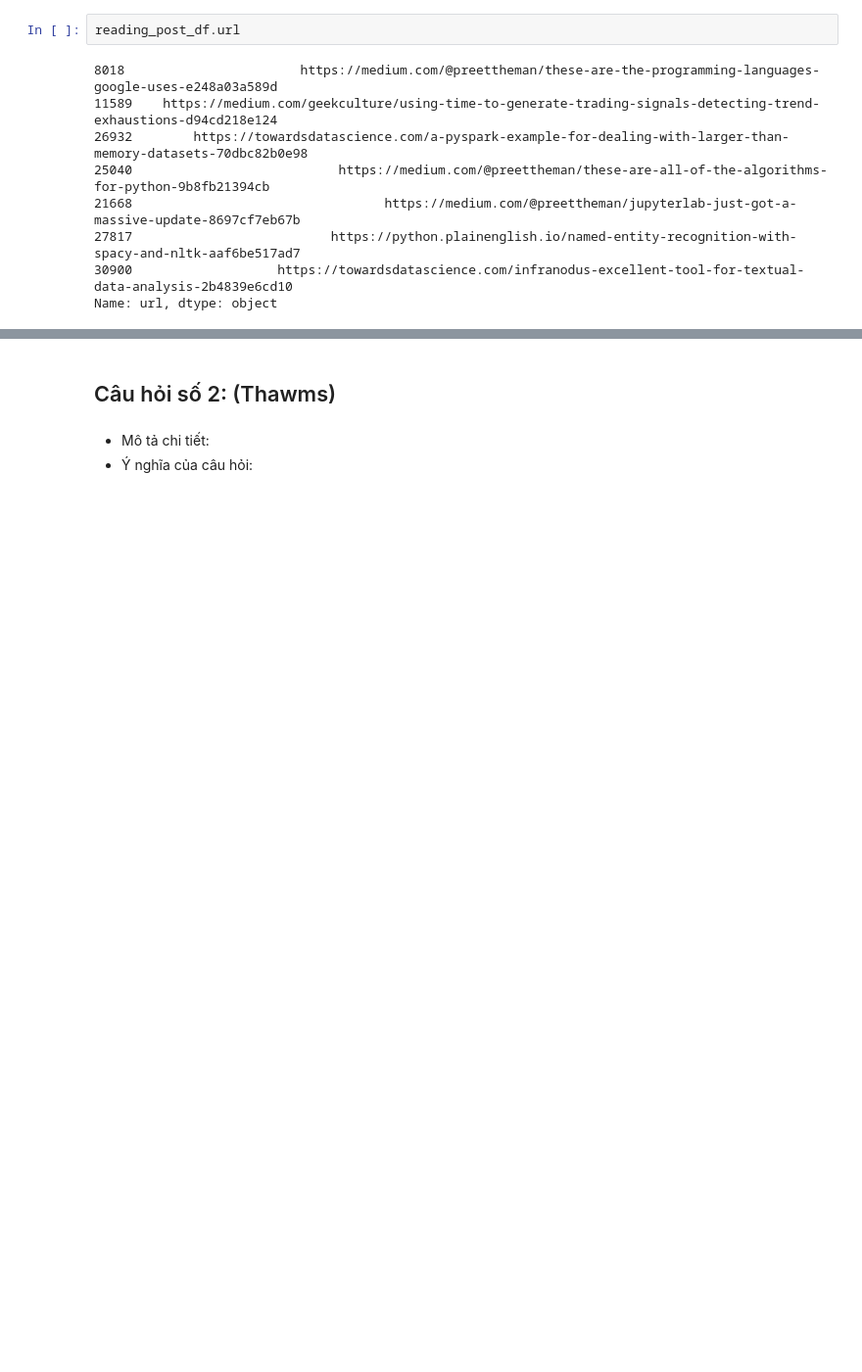
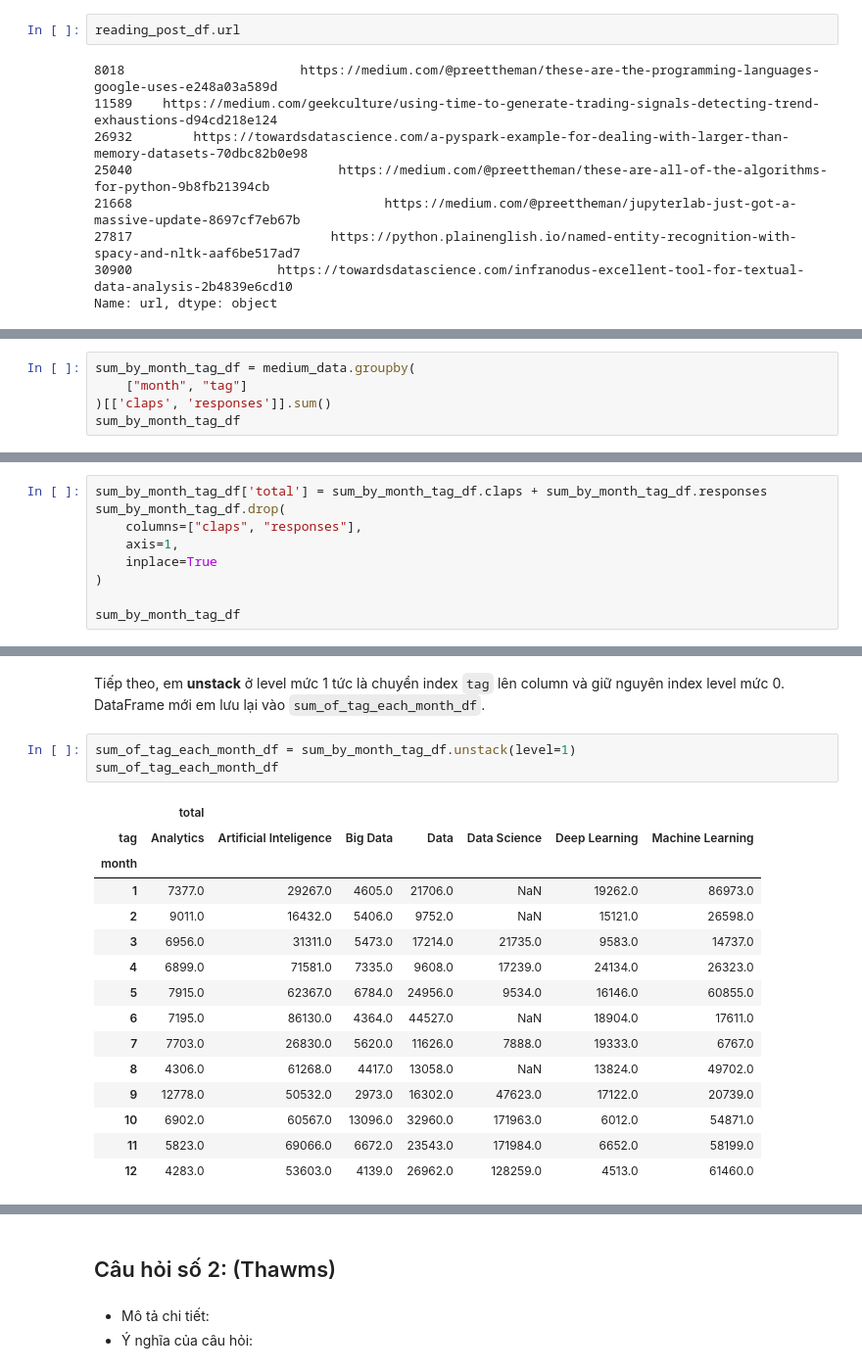
Before and after one commit to kenneth-nguyenn/P4DS_FinalProject, a Jupyter notebook: Source/Final Project.ipynb, the cells around one changed output, grey strips where cells are left out. Shown: that part at 98% size. Drawn from its saved outputs; the diff is of its cells as text; blank space fills up the shorter version.

```diff
--- a/Source/Final Project.ipynb
+++ b/Source/Final Project.ipynb
@@ -528,0 +505,5 @@ new_df
+# %%
+sum_by_month_tag_df = medium_data.groupby(
+    ["month", "tag"]
+)[['claps', 'responses']].sum()
+sum_by_month_tag_df
@@ -528,0 +527,9 @@ new_df
+# %%
+sum_by_month_tag_df['total'] = sum_by_month_tag_df.claps + sum_by_month_tag_df.responses
+sum_by_month_tag_df.drop(
+    columns=["claps", "responses"],
+    axis=1,
+    inplace=True
+)
+
+sum_by_month_tag_df
@@ -528,0 +551,21 @@ new_df
+# %% [markdown]
+Tiếp theo, em **unstack** ở level mức 1 tức là chuyển index `tag` lên column và giữ nguyên index level mức 0. DataFrame mới em lưu lại vào `sum_of_tag_each_month_df`.
+# %%
+sum_of_tag_each_month_df = sum_by_month_tag_df.unstack(level=1)
+sum_of_tag_each_month_df
+# %% [output]
+|  | total |  |  |  |  |  |  |
+| tag | Analytics | Artificial Inteligence | Big Data | Data | Data Science | Deep Learning | Machine Learning |
+| month |  |  |  |  |  |  |  |
+| 1 | 7377.0 | 29267.0 | 4605.0 | 21706.0 | NaN | 19262.0 | 86973.0 |
+| 2 | 9011.0 | 16432.0 | 5406.0 | 9752.0 | NaN | 15121.0 | 26598.0 |
+| 3 | 6956.0 | 31311.0 | 5473.0 | 17214.0 | 21735.0 | 9583.0 | 14737.0 |
+| 4 | 6899.0 | 71581.0 | 7335.0 | 9608.0 | 17239.0 | 24134.0 | 26323.0 |
+| 5 | 7915.0 | 62367.0 | 6784.0 | 24956.0 | 9534.0 | 16146.0 | 60855.0 |
+| 6 | 7195.0 | 86130.0 | 4364.0 | 44527.0 | NaN | 18904.0 | 17611.0 |
+| 7 | 7703.0 | 26830.0 | 5620.0 | 11626.0 | 7888.0 | 19333.0 | 6767.0 |
+| 8 | 4306.0 | 61268.0 | 4417.0 | 13058.0 | NaN | 13824.0 | 49702.0 |
+| 9 | 12778.0 | 50532.0 | 2973.0 | 16302.0 | 47623.0 | 17122.0 | 20739.0 |
+| 10 | 6902.0 | 60567.0 | 13096.0 | 32960.0 | 171963.0 | 6012.0 | 54871.0 |
+| 11 | 5823.0 | 69066.0 | 6672.0 | 23543.0 | 171984.0 | 6652.0 | 58199.0 |
+| 12 | 4283.0 | 53603.0 | 4139.0 | 26962.0 | 128259.0 | 4513.0 | 61460.0 |
```
Also changed, not shown: parts of 34 cells of this notebook.
